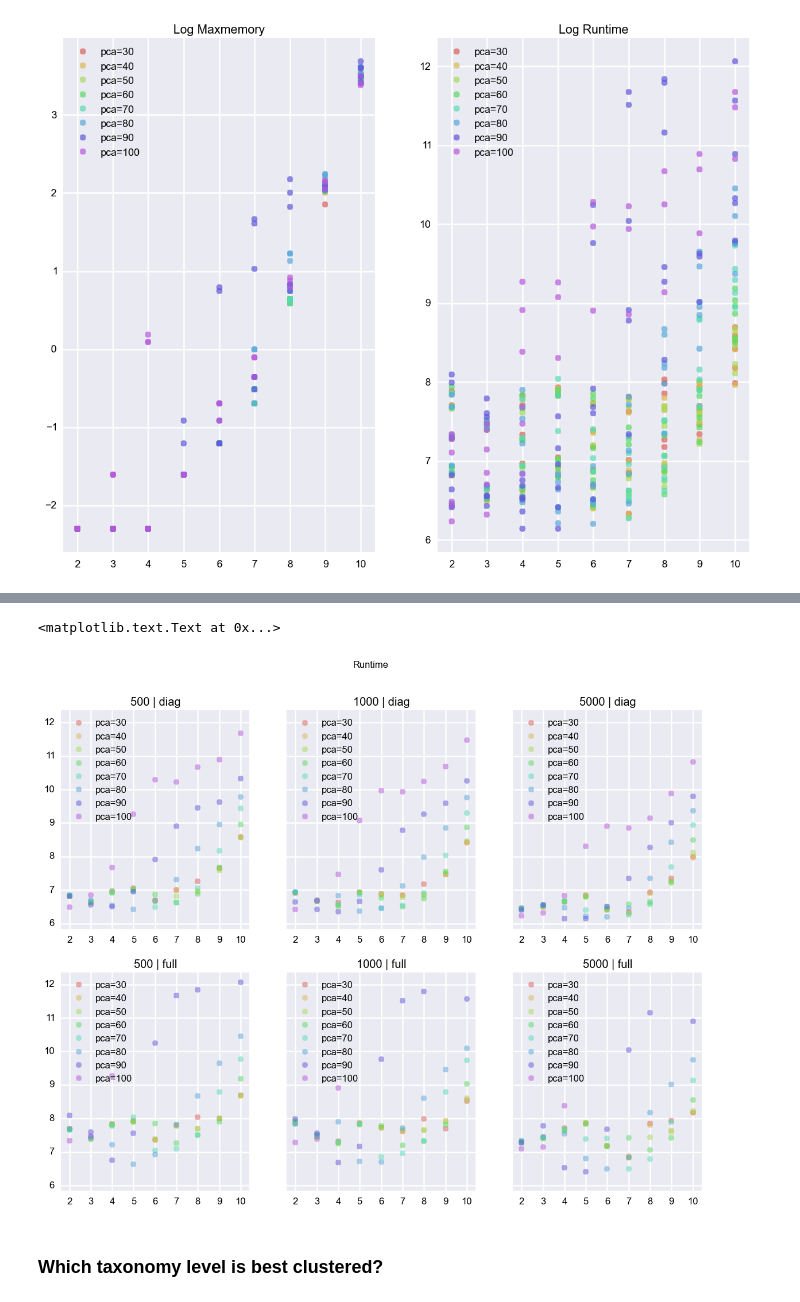
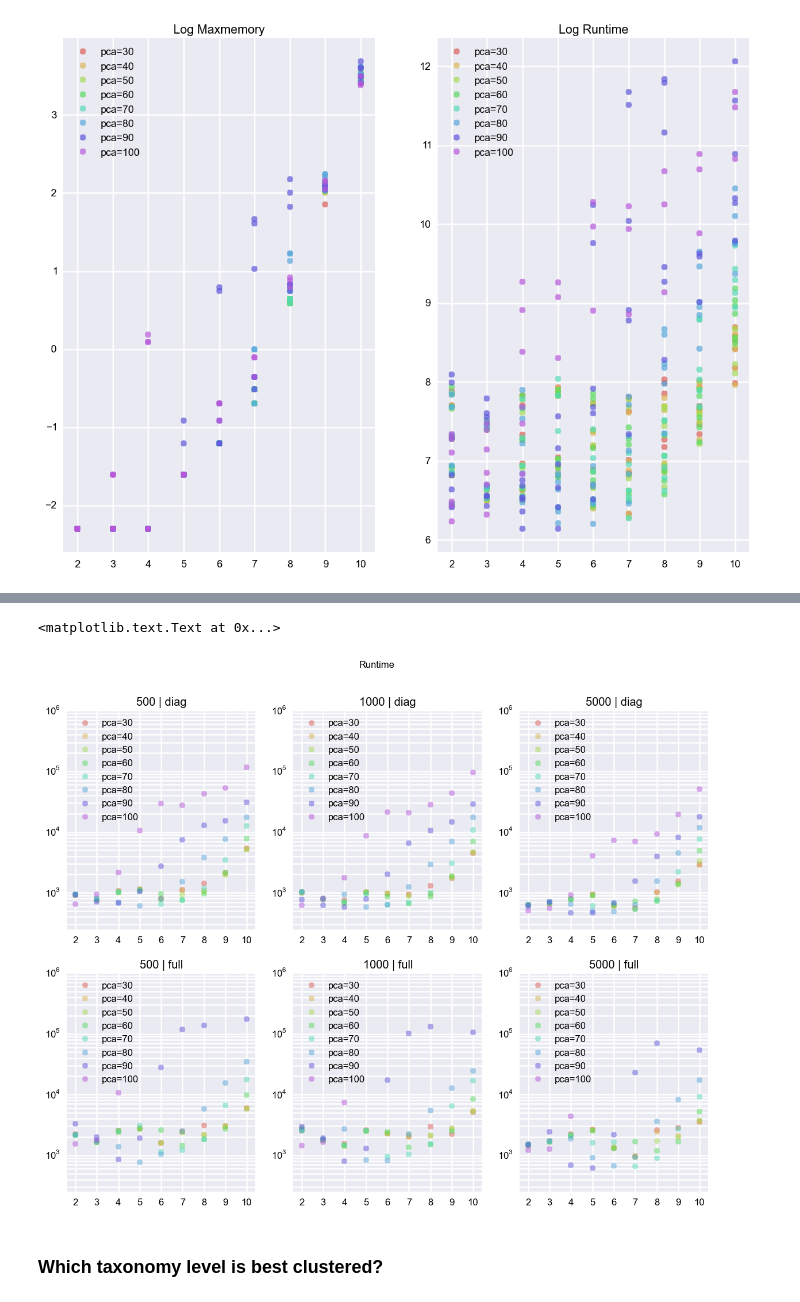
Before and after one commit to alneberg/public_notebooks, a Jupyter notebook: exjobb-matplotlib-seaborn.ipynb, the cells around one changed output, grey strips where cells are left out. Drawn from its saved outputs; the diff is of its cells as text; code cells hidden in the pictures.

```diff
--- a/exjobb-matplotlib-seaborn.ipynb
+++ b/exjobb-matplotlib-seaborn.ipynb
@@ -175,7 +175,7 @@ ax.legend()
 # %%
 fin_df['log_maxmemory'] = np.log(fin_df['maxmemory_in_GiB'])
 fin_df['log_runtime'] = np.log(fin_df['runtime_sec'])
-fig, axs = plt.subplots(2,3,sharey=True)
+fig, axs = plt.subplots(2,3,sharey=False)
 
 for (cov_matrix, group_matrix), ax_row in zip(fin_df.groupby('cov_matrix_shape'), axs):
     for (cutoff, group_cutoff), ax in zip(group_matrix.groupby('cutoff'), ax_row):
@@ -183,15 +183,17 @@ for (cov_matrix, group_matrix), ax_row in zip(fin_df.groupby('cov_matrix_shape')
         ax.margins(0.05) # Optional, just adds 5% padding to the autoscaling
         for (pca, group_pca), color in zip(group_cutoff.groupby('pca'), sns.color_palette('hls', n_colors=9)):
             ax.plot(group_pca['k'].astype(int),
-            np.log(group_pca['maxmemory_in_GiB'].astype(float)),
+            group_pca['maxmemory_in_GiB'].astype(float),
                 marker='o',
                 linestyle='',
                 color=color,
                 ms=6,
                 label="pca="+str(pca),
                 alpha=0.5)
+            ax.set_yscale('log')
             ax.legend(loc=2)
             ax.set_title(str(cutoff) + ' | ' + str(cov_matrix))
+            ax.yaxis.set_view_interval(0.09, 700)
 fig.suptitle('Maxmemory')
 # %% [output]
 <matplotlib.text.Text at 0x...>
@@ -199,25 +201,27 @@ fig.suptitle('Maxmemory')
 # %%
-fig, axs = plt.subplots(2,3,sharey=True)
+fig, axs = plt.subplots(2,3,sharey=False)
 
 for (cov_matrix, group_matrix), ax_row in zip(fin_df.groupby('cov_matrix_shape'), axs):
     for (cutoff, group_cutoff), ax in zip(group_matrix.groupby('cutoff'), ax_row):
 
         ax.margins(0.05) # Optional, just adds 5% padding to the autoscaling
         for (pca, group_pca), color in zip(group_cutoff.groupby('pca'), sns.color_palette('hls', n_colors=9)):
             ax.plot(group_pca['k'].astype(int),
-            np.log(group_pca['runtime_sec'].astype(float)),
+            group_pca['runtime_sec'].astype(float),
                 marker='o',
                 linestyle='',
                 color=color,
                 ms=6,
                 label="pca="+str(pca),
                 alpha=0.5)
+            ax.set_yscale('log')
             ax.legend(loc=2)
             ax.set_title(str(cutoff) + ' | ' + str(cov_matrix))
+            ax.yaxis.set_view_interval(250, 1000000)
 fig.suptitle('Runtime')
 # %% [output]
 <matplotlib.text.Text at 0x...>
-[figure, old version]
+[figure, new version]
 # %% [markdown]
 ### Which taxonomy level is best clustered?
 # %% [markdown]
```
Also changed, not shown: parts of 2 cells of this notebook.
